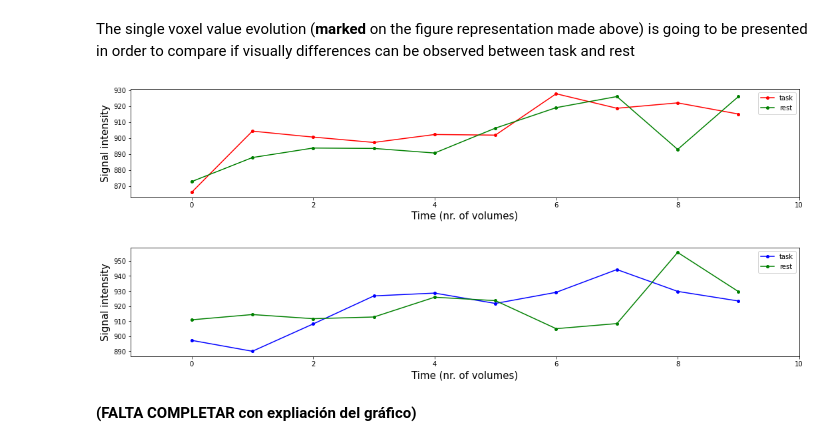
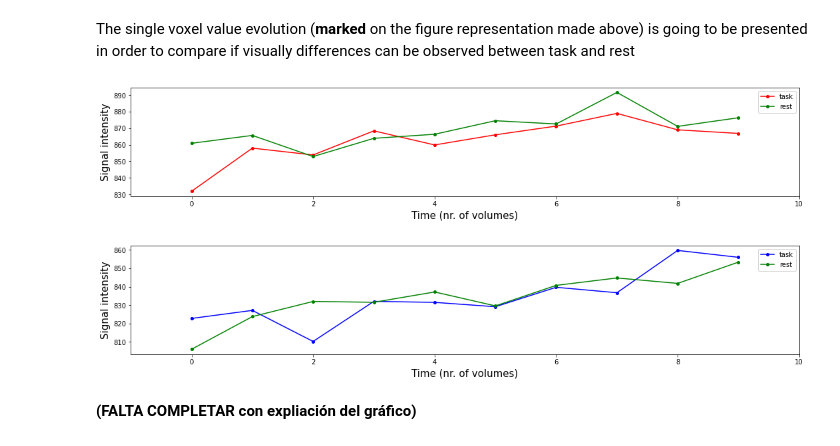
Before and after one commit to mrpotato180/final_project_neuroim, a Jupyter notebook: fMRI-EEG-Victor_Julia_Ernest_Alex.ipynb, the cells around one changed output. Saved outputs shown, nothing was run; the diff lists cells and outputs as text; code cells hidden in the pictures.

Commit message:
small change on blured graph

```diff
--- a/fMRI-EEG-Victor_Julia_Ernest_Alex.ipynb
+++ b/fMRI-EEG-Victor_Julia_Ernest_Alex.ipynb
@@ -167,7 +167,7 @@ count=0
 count2=0
 a=range(1,201,20)
 for rest in a:
-    fmri_rest_avg=fmri_img[:,:,:,rest+1:rest+9]
+    fmri_rest_avg=fmri_img[:,:,:,rest+2:rest+8]
     fmri_rest_mean_avg=np.mean(fmri_rest_avg, axis=3)
     fmri_rest_todos_avg[:,:,:,count]=fmri_rest_mean_avg
     count+=1
@@ -178,7 +178,7 @@ for rest in a:
         fmri_rest_todos= np.concatenate((fmri_rest_todos,fmri_rest), axis=3)
 
 for task in range(11,211,20):
-    fmri_task_avg=fmri_img[:,:,:,task+1:task+9]
+    fmri_task_avg=fmri_img[:,:,:,task+2:task+8]
     fmri_task_mean_avg=np.mean(fmri_task_avg, axis=3)
     fmri_task_todos_avg[:,:,:,count2]=fmri_task_mean_avg
     count2+=1
@@ -222,29 +257,37 @@ plt.show()
 # %% [markdown]
 The single voxel value evolution (__marked__ on the figure representation made above) is going to be presented in order to compare if visually differences can be observed between task and rest
 # %%
-mid_vox_task = fmri_task_todos_avg[40, 26, 14, :]
-mid_vox_rest = fmri_rest_todos_avg[40, 26, 14, :]
+mid_vox_task = fmri_task_todos_avg[40:42, 26:28, 14, :]
+mid_vox_task =np.mean(mid_vox_task,axis=0)
+mid_vox_task =np.mean(mid_vox_task,axis=0)
+mid_vox_rest = fmri_rest_todos_avg[40:42, 26:28, 14, :]
+mid_vox_rest =np.mean(mid_vox_rest,axis=0)
+mid_vox_rest =np.mean(mid_vox_rest,axis=0)
 
 plt.figure(figsize=(18, 3))
 plt.plot(mid_vox_task, 'o-', ms=4, color='r', label='task')
 plt.plot(mid_vox_rest, 'o-', ms=4, color='g', label='rest')
-plt.xlim(-1, mid_vox_ts.size)
+plt.xlim(-1, mid_vox_task.size)
 plt.ylabel('Signal intensity', fontsize=15)
 plt.xlabel('Time (nr. of volumes)', fontsize=15)
 plt.legend()
 plt.show()
 
-mid_vox_task = fmri_task_todos_avg[40, 42, 14, :]
-mid_vox_rest = fmri_rest_todos_avg[40, 42, 14, :]
+mid_vox_task = fmri_task_todos_avg[42:44, 38:40, 14, :]
+mid_vox_task =np.mean(mid_vox_task,axis=0)
+mid_vox_task =np.mean(mid_vox_task,axis=0)
+mid_vox_rest = fmri_rest_todos_avg[42:44, 38:40, 14, :]
+mid_vox_rest =np.mean(mid_vox_rest,axis=0)
+mid_vox_rest =np.mean(mid_vox_rest,axis=0)
 
 plt.figure(figsize=(18, 3))
 plt.plot(mid_vox_task, 'o-', ms=4, color='b', label='task')
 plt.plot(mid_vox_rest, 'o-', ms=4, color='g', label='rest')
-plt.xlim(-1, mid_vox_ts.size)
+plt.xlim(-1, mid_vox_task.size)
 plt.ylabel('Signal intensity', fontsize=15)
 plt.xlabel('Time (nr. of volumes)', fontsize=15)
 plt.legend()
 plt.show()
 # %% [output]
-[figure, old version]
+[figure, new version]
-[figure, old version]
+[figure, new version]
```
Also changed, not shown: parts of 5 cells of this notebook.
